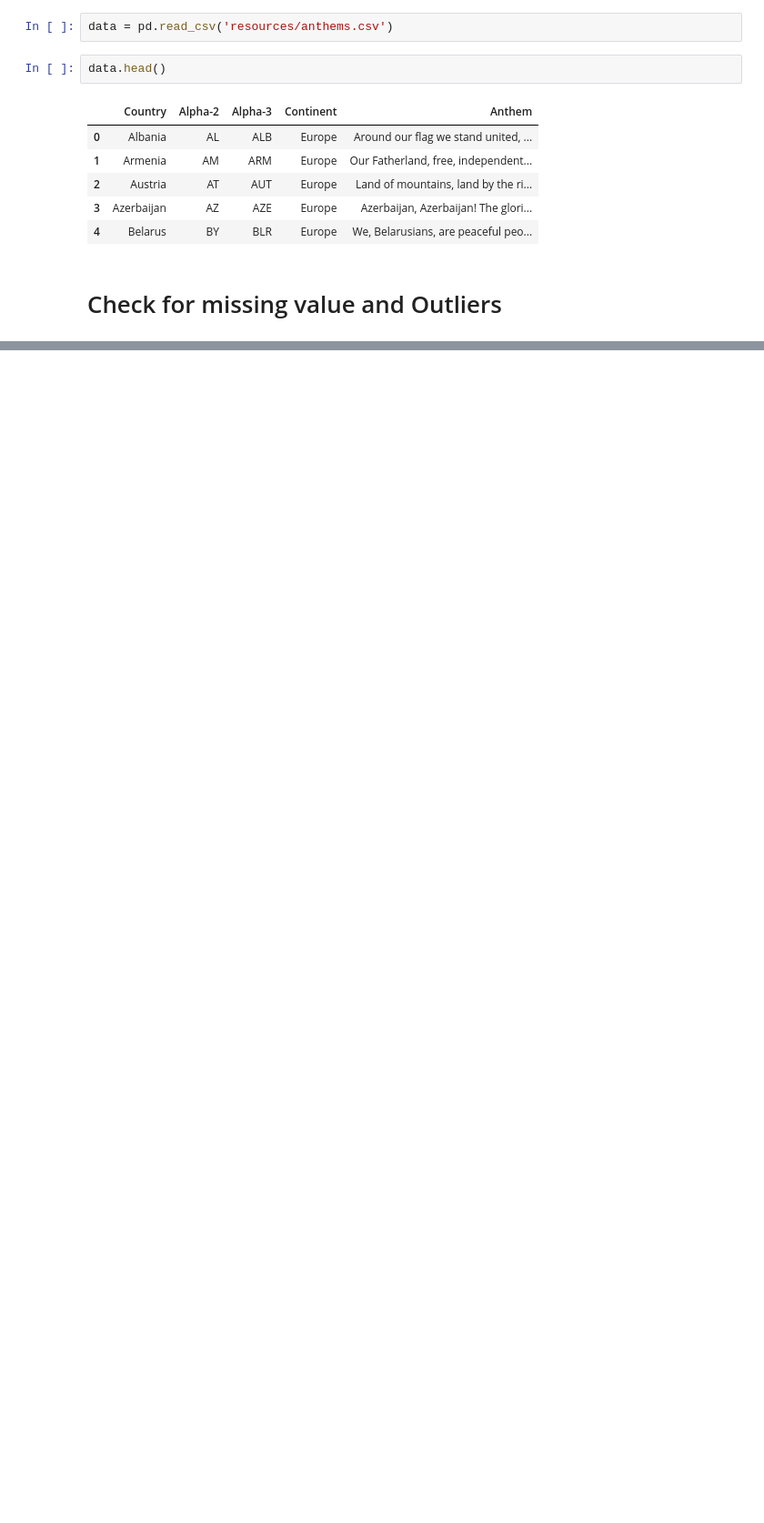
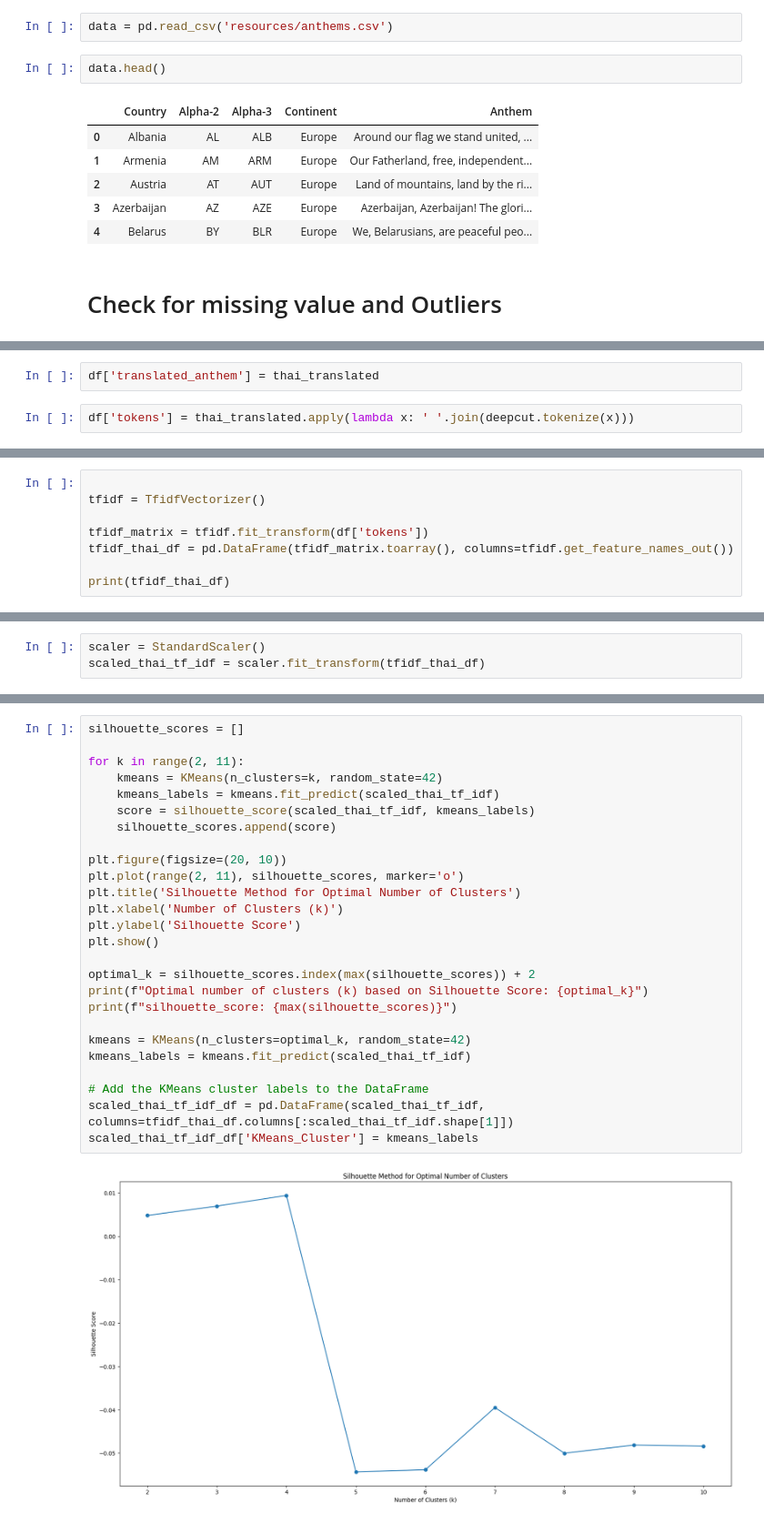
Before and after one commit to DarbyAlway/nlp_a5, a Jupyter notebook: A5/a5.ipynb, the cells around one changed output, grey strips where cells are left out. Shown at 91% size. Drawn from its saved outputs; the diff is of its cells as text; blank space fills up the shorter version.

```diff
--- a/A5/a5.ipynb
+++ b/A5/a5.ipynb
@@ -42,0 +174,4 @@ data.head()
+# %%
+df['translated_anthem'] = thai_translated
+# %%
+df['tokens'] = thai_translated.apply(lambda x: ' '.join(deepcut.tokenize(x)))
@@ -42,0 +196,8 @@ data.head()
+# %%
+
+tfidf = TfidfVectorizer()
+
+tfidf_matrix = tfidf.fit_transform(df['tokens'])
+tfidf_thai_df = pd.DataFrame(tfidf_matrix.toarray(), columns=tfidf.get_feature_names_out())
+
+print(tfidf_thai_df)
@@ -42,0 +226,3 @@ data.head()
+# %%
+scaler = StandardScaler()
+scaled_thai_tf_idf = scaler.fit_transform(tfidf_thai_df)
@@ -42,0 +231,28 @@ data.head()
+# %%
+silhouette_scores = []
+
+for k in range(2, 11):
+    kmeans = KMeans(n_clusters=k, random_state=42)
+    kmeans_labels = kmeans.fit_predict(scaled_thai_tf_idf)
+    score = silhouette_score(scaled_thai_tf_idf, kmeans_labels)
+    silhouette_scores.append(score)
+
+plt.figure(figsize=(20, 10))
+plt.plot(range(2, 11), silhouette_scores, marker='o')
+plt.title('Silhouette Method for Optimal Number of Clusters')
+plt.xlabel('Number of Clusters (k)')
+plt.ylabel('Silhouette Score')
+plt.show()
+
+optimal_k = silhouette_scores.index(max(silhouette_scores)) + 2
+print(f"Optimal number of clusters (k) based on Silhouette Score: {optimal_k}")
+print(f"silhouette_score: {max(silhouette_scores)}")
+
+kmeans = KMeans(n_clusters=optimal_k, random_state=42)
+kmeans_labels = kmeans.fit_predict(scaled_thai_tf_idf)
+
+# Add the KMeans cluster labels to the DataFrame
+scaled_thai_tf_idf_df = pd.DataFrame(scaled_thai_tf_idf, columns=tfidf_thai_df.columns[:scaled_thai_tf_idf.shape[1]])
+scaled_thai_tf_idf_df['KMeans_Cluster'] = kmeans_labels
+# %% [output]
+[figure, added]
```
Also changed, not shown: parts of 24 cells of this notebook, 2 other files.
